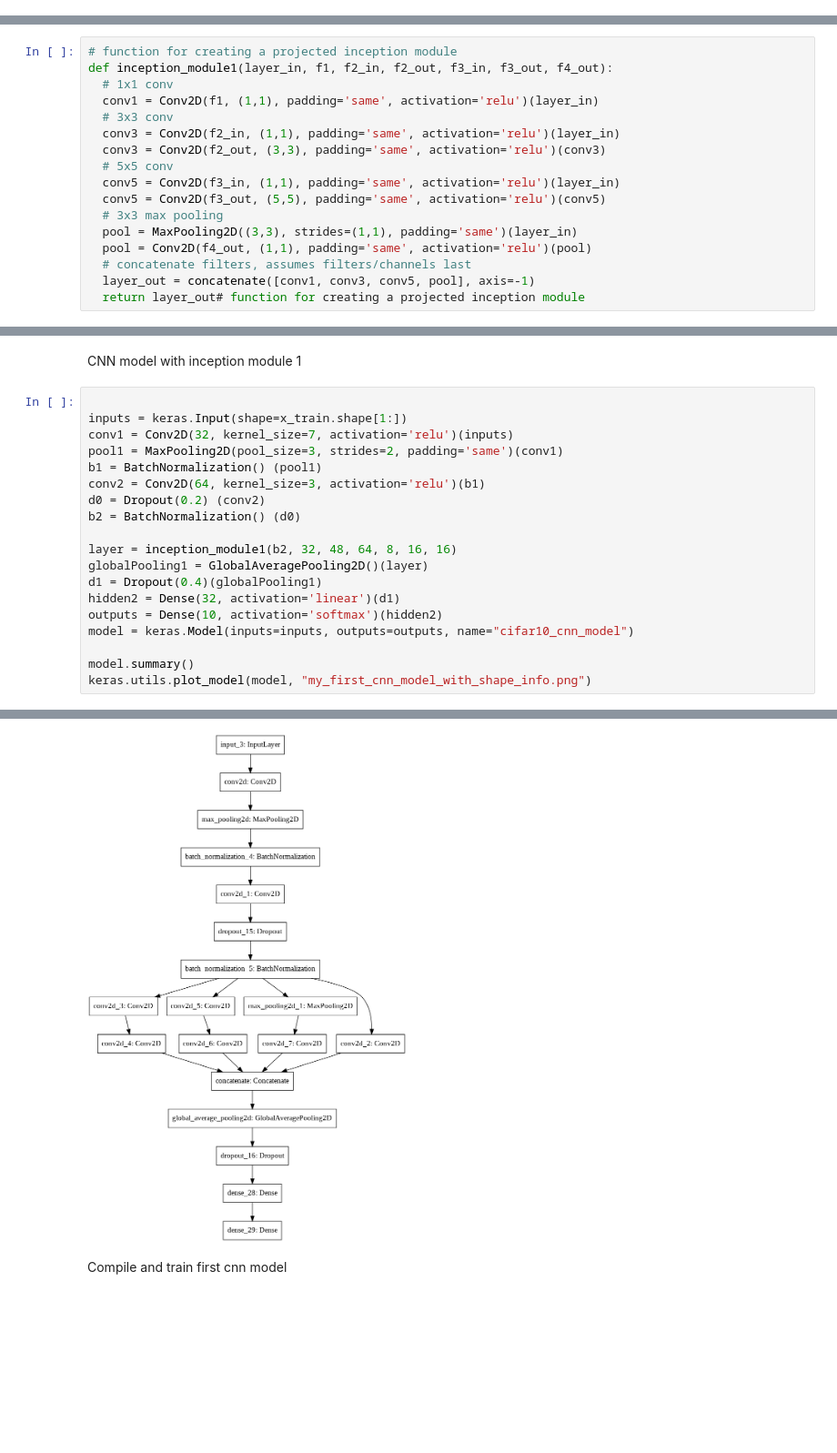
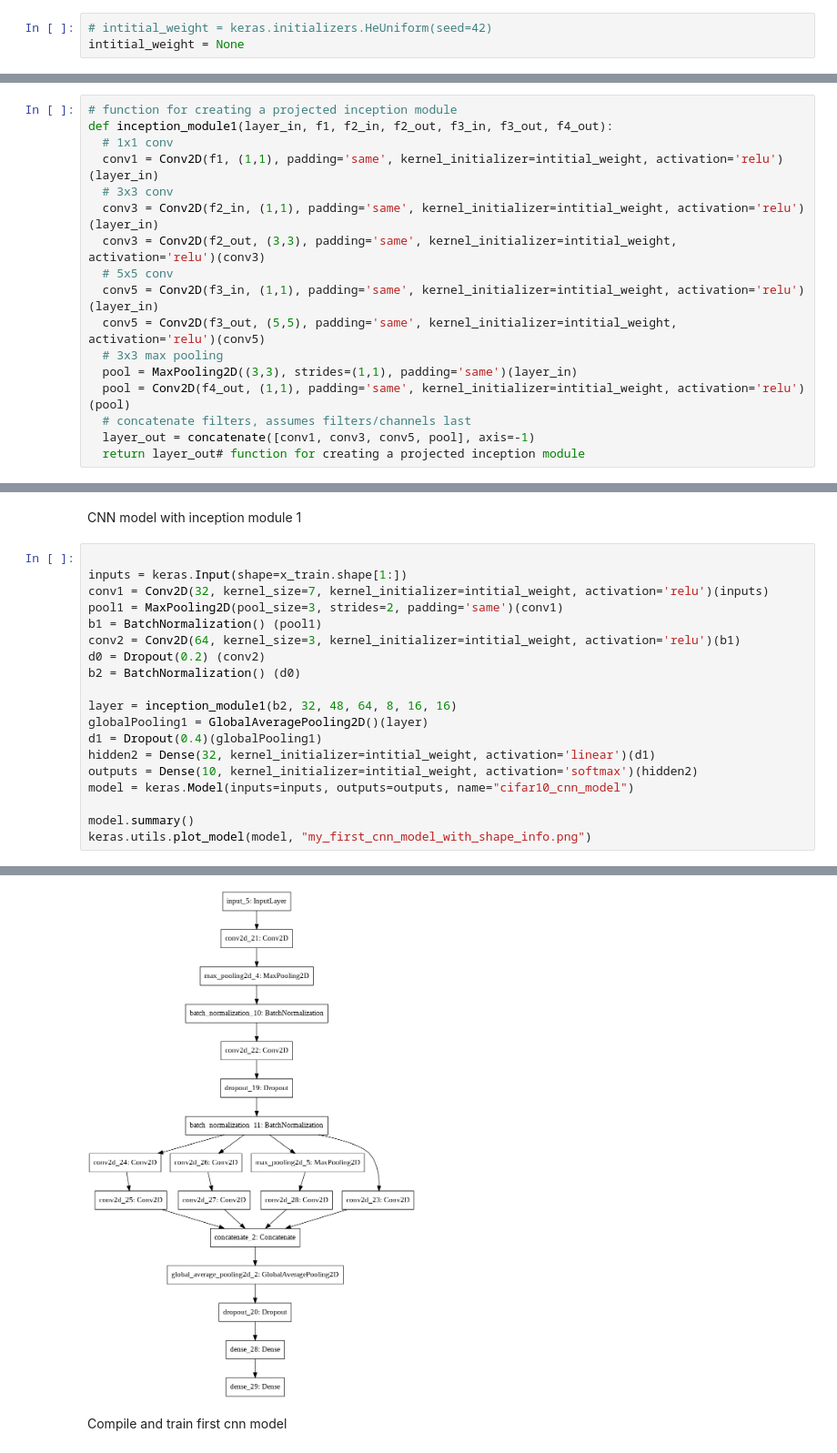
Before and after one commit to arashHarirpoosh/AIMedicInternship, a Jupyter notebook: 2.Classification_on_CIFAR10/CIFAR10_Classification.ipynb, the cells around one changed output, grey strips where cells are left out. Shown at 91% size. Drawn from its saved outputs; the diff is of its cells as text; blank space fills up the shorter version.

```diff
--- a/2.Classification_on_CIFAR10/CIFAR10_Classification.ipynb
+++ b/2.Classification_on_CIFAR10/CIFAR10_Classification.ipynb
@@ -250,0 +191,3 @@ def reportPerformance(model, x, y):
+# %%
+# intitial_weight = keras.initializers.HeUniform(seed=42)
+intitial_weight = None
@@ -776,16 +803,16 @@ Inception V1
 # function for creating a projected inception module
 def inception_module1(layer_in, f1, f2_in, f2_out, f3_in, f3_out, f4_out):
   # 1x1 conv
-  conv1 = Conv2D(f1, (1,1), padding='same', activation='relu')(layer_in)
+  conv1 = Conv2D(f1, (1,1), padding='same', kernel_initializer=intitial_weight, activation='relu')(layer_in)
   # 3x3 conv
-  conv3 = Conv2D(f2_in, (1,1), padding='same', activation='relu')(layer_in)
-  conv3 = Conv2D(f2_out, (3,3), padding='same', activation='relu')(conv3)
+  conv3 = Conv2D(f2_in, (1,1), padding='same', kernel_initializer=intitial_weight, activation='relu')(layer_in)
+  conv3 = Conv2D(f2_out, (3,3), padding='same', kernel_initializer=intitial_weight, activation='relu')(conv3)
   # 5x5 conv
-  conv5 = Conv2D(f3_in, (1,1), padding='same', activation='relu')(layer_in)
-  conv5 = Conv2D(f3_out, (5,5), padding='same', activation='relu')(conv5)
+  conv5 = Conv2D(f3_in, (1,1), padding='same', kernel_initializer=intitial_weight, activation='relu')(layer_in)
+  conv5 = Conv2D(f3_out, (5,5), padding='same', kernel_initializer=intitial_weight, activation='relu')(conv5)
   # 3x3 max pooling
   pool = MaxPooling2D((3,3), strides=(1,1), padding='same')(layer_in)
-  pool = Conv2D(f4_out, (1,1), padding='same', activation='relu')(pool)
+  pool = Conv2D(f4_out, (1,1), padding='same', kernel_initializer=intitial_weight, activation='relu')(pool)
   # concatenate filters, assumes filters/channels last
   layer_out = concatenate([conv1, conv3, conv5, pool], axis=-1)
   return layer_out# function for creating a projected inception module
@@ -817,18 +844,18 @@ CNN model with inception module 1
 # %%
 
 inputs = keras.Input(shape=x_train.shape[1:])
-conv1 = Conv2D(32, kernel_size=7, activation='relu')(inputs)
+conv1 = Conv2D(32, kernel_size=7, kernel_initializer=intitial_weight, activation='relu')(inputs)
 pool1 = MaxPooling2D(pool_size=3, strides=2, padding='same')(conv1)
 b1 = BatchNormalization() (pool1)
-conv2 = Conv2D(64, kernel_size=3, activation='relu')(b1)
+conv2 = Conv2D(64, kernel_size=3, kernel_initializer=intitial_weight, activation='relu')(b1)
 d0 = Dropout(0.2) (conv2)
 b2 = BatchNormalization() (d0)
 
 layer = inception_module1(b2, 32, 48, 64, 8, 16, 16)
 globalPooling1 = GlobalAveragePooling2D()(layer)
 d1 = Dropout(0.4)(globalPooling1)
-hidden2 = Dense(32, activation='linear')(d1)
-outputs = Dense(10, activation='softmax')(hidden2)
+hidden2 = Dense(32, kernel_initializer=intitial_weight, activation='linear')(d1)
+outputs = Dense(10, kernel_initializer=intitial_weight, activation='softmax')(hidden2)
 model = keras.Model(inputs=inputs, outputs=outputs, name="cifar10_cnn_model")
 
 model.summary()
@@ -848,10 +875,10 @@ batch_normalization_4 (BatchNor (None, 13, 13, 32)   128         max_pooling2d[0
 __________________________________________________________________________________________________
 ... (33 lines left out)
 Total params: 65,762
 Trainable params: 65,570
 Non-trainable params: 192
 __________________________________________________________________________________________________
-[figure, old version]
+[figure, new version]
 # %% [markdown]
 Compile and train first cnn model
 # %%
```
Also changed, not shown: parts of 57 cells of this notebook.
